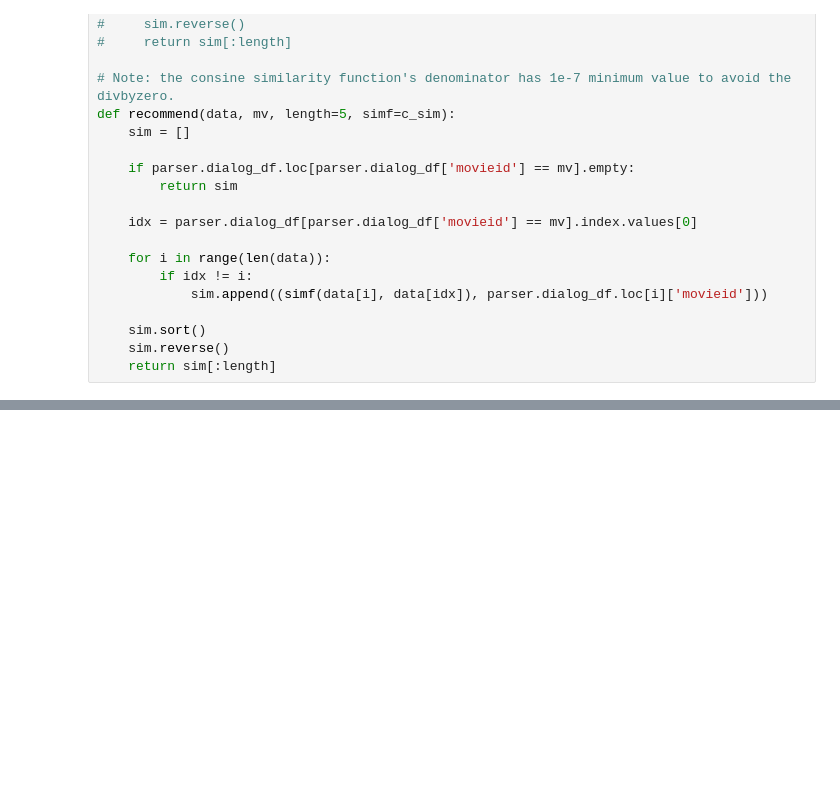
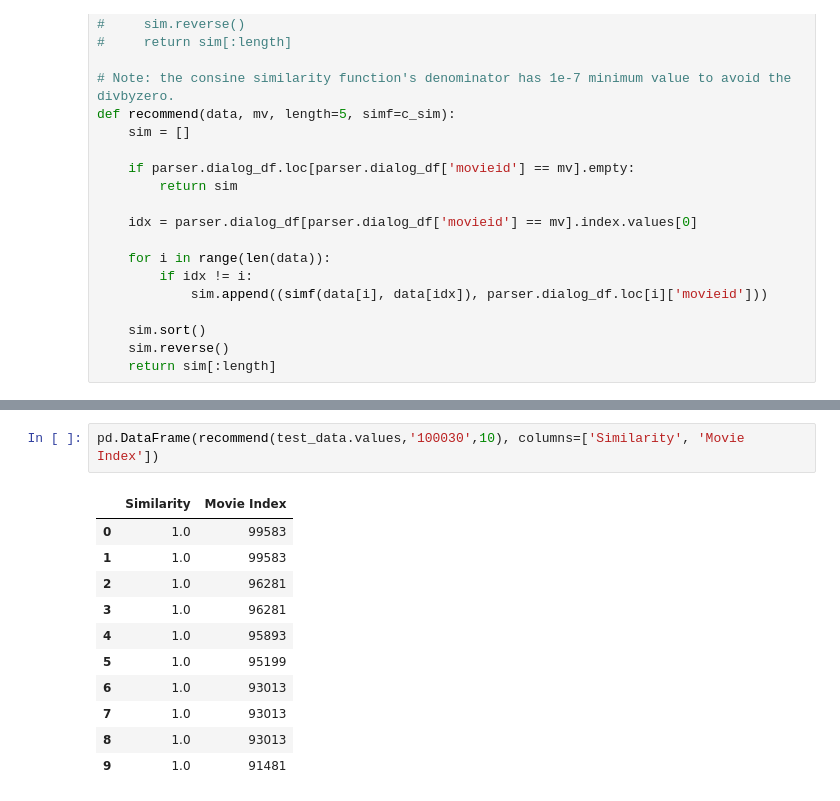
Before and after one commit to Kim-Dong-Jun99/ReDial_RecommendationSystem, a Jupyter notebook: code/main_colab.ipynb, the cells around one changed output, grey strips where cells are left out. Saved outputs shown, nothing was run; the diff lists cells and outputs as text; blank space fills up the shorter version.

```diff
--- a/code/main_colab.ipynb
+++ b/code/main_colab.ipynb
@@ -626,0 +648,14 @@ parser.create_evaluation_matrix()
+# %%
+pd.DataFrame(recommend(test_data.values,'100030',10), columns=['Similarity', 'Movie Index'])
+# %% [output]
+|  | Similarity | Movie Index |
+| 0 | 1.0 | 99583 |
+| 1 | 1.0 | 99583 |
+| 2 | 1.0 | 96281 |
+| 3 | 1.0 | 96281 |
+| 4 | 1.0 | 95893 |
+| 5 | 1.0 | 95199 |
+| 6 | 1.0 | 93013 |
+| 7 | 1.0 | 93013 |
+| 8 | 1.0 | 93013 |
+| 9 | 1.0 | 91481 |
```
Also changed, not shown: parts of 11 cells of this notebook.
